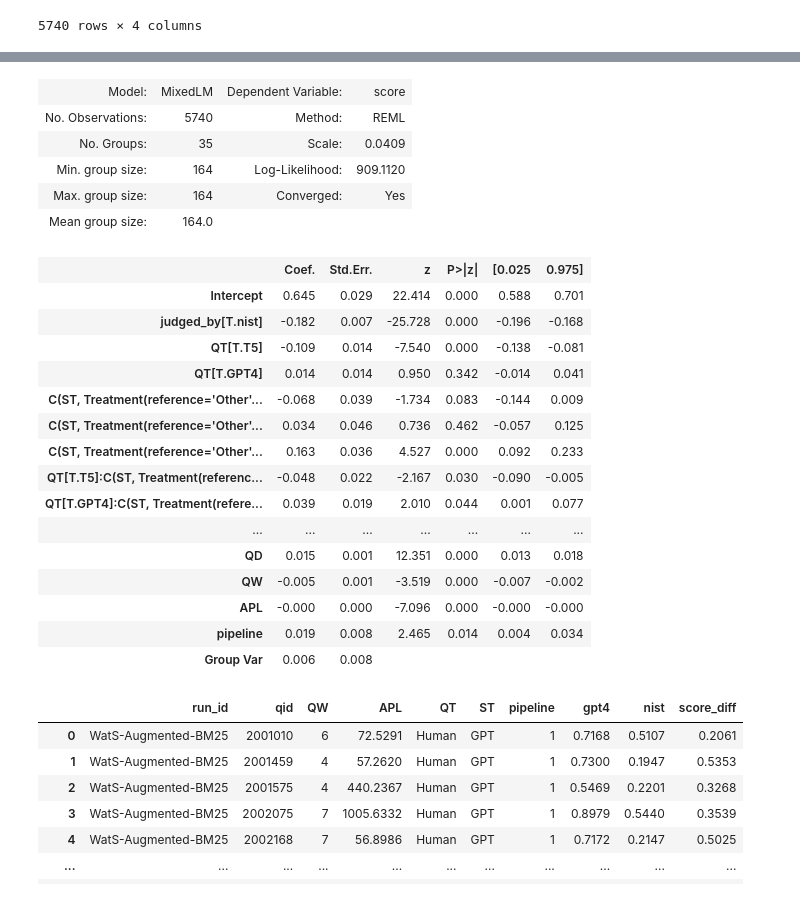
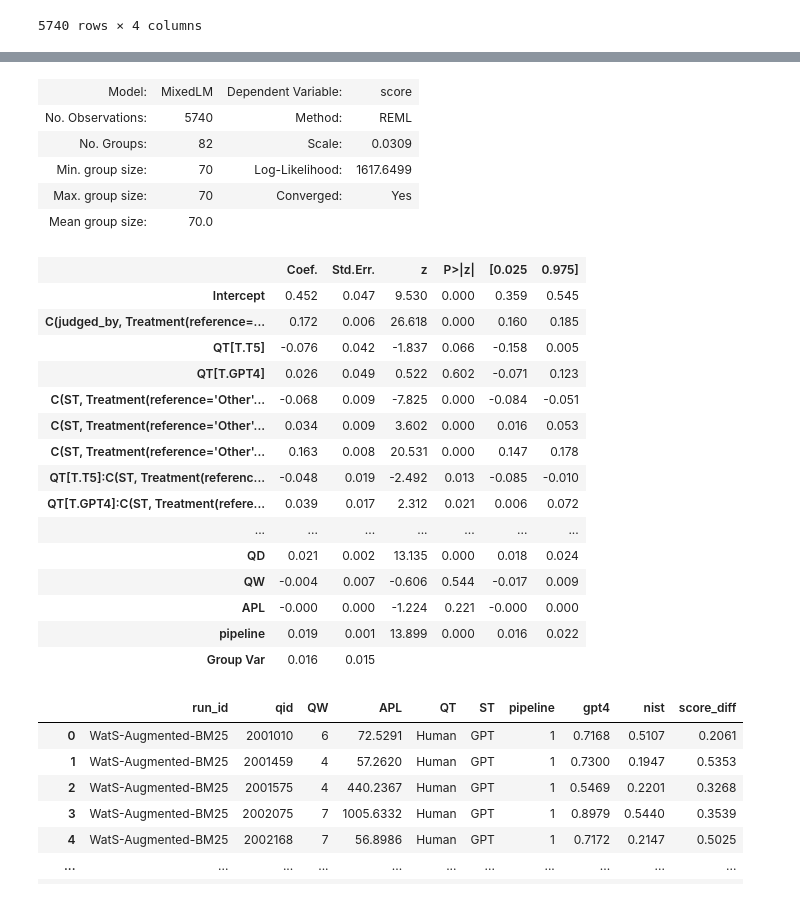
Before and after one commit to rahmanidashti/BiasSyntheticData, a Jupyter notebook: 1-mixed-effect-analysis.ipynb, the cells around one changed output, grey strips where cells are left out. Saved outputs shown, nothing was run; the diff lists cells and outputs as text; code cells hidden in the pictures.

```diff
--- a/1-mixed-effect-analysis.ipynb
+++ b/1-mixed-effect-analysis.ipynb
@@ -87,33 +87,33 @@ data
 5740 rows × 10 columns
 # %%
-mixed_model = "score ~ judged_by + QD + QW + APL + QT + C(ST, Treatment(reference='Other')) + QT * C(ST, Treatment(reference='Other')) + judged_by * QT + pipeline"
+mixed_model = "score ~ QD + QW + APL + pipeline + C(judged_by, Treatment(reference='nist')) +  QT + C(ST, Treatment(reference='Other')) + QT * C(ST, Treatment(reference='Other')) + QT * C(judged_by, Treatment(reference='nist'))  "
 # %%
-model = sm.MixedLM.from_formula(mixed_model, data, groups=data["run_id"])
+model = sm.MixedLM.from_formula(mixed_model, data, groups=data["qid"])
 result = model.fit()
 result.summary()
 # %% [output]
 | Model: | MixedLM | Dependent Variable: | score |
 | No. Observations: | 5740 | Method: | REML |
-| No. Groups: | 35 | Scale: | 0.0409 |
-| Min. group size: | 164 | Log-Likelihood: | 909.1120 |
-| Max. group size: | 164 | Converged: | Yes |
-| Mean group size: | 164.0 |  |  |
+| No. Groups: | 82 | Scale: | 0.0309 |
+| Min. group size: | 70 | Log-Likelihood: | 1617.6499 |
+| Max. group size: | 70 | Converged: | Yes |
+| Mean group size: | 70.0 |  |  |
 |  | Coef. | Std.Err. | z | P>|z| | [0.025 | 0.975] |
-| Intercept | 0.645 | 0.029 | 22.414 | 0.000 | 0.588 | 0.701 |
-| judged_by[T.nist] | -0.182 | 0.007 | -25.728 | 0.000 | -0.196 | -0.168 |
-| QT[T.T5] | -0.109 | 0.014 | -7.540 | 0.000 | -0.138 | -0.081 |
-| QT[T.GPT4] | 0.014 | 0.014 | 0.950 | 0.342 | -0.014 | 0.041 |
-| C(ST, Treatment(reference='Other'... | -0.068 | 0.039 | -1.734 | 0.083 | -0.144 | 0.009 |
-| C(ST, Treatment(reference='Other'... | 0.034 | 0.046 | 0.736 | 0.462 | -0.057 | 0.125 |
-| C(ST, Treatment(reference='Other'... | 0.163 | 0.036 | 4.527 | 0.000 | 0.092 | 0.233 |
-| QT[T.T5]:C(ST, Treatment(referenc... | -0.048 | 0.022 | -2.167 | 0.030 | -0.090 | -0.005 |
-| QT[T.GPT4]:C(ST, Treatment(refere... | 0.039 | 0.019 | 2.010 | 0.044 | 0.001 | 0.077 |
+| Intercept | 0.452 | 0.047 | 9.530 | 0.000 | 0.359 | 0.545 |
+| C(judged_by, Treatment(reference=... | 0.172 | 0.006 | 26.618 | 0.000 | 0.160 | 0.185 |
+| QT[T.T5] | -0.076 | 0.042 | -1.837 | 0.066 | -0.158 | 0.005 |
+| QT[T.GPT4] | 0.026 | 0.049 | 0.522 | 0.602 | -0.071 | 0.123 |
+| C(ST, Treatment(reference='Other'... | -0.068 | 0.009 | -7.825 | 0.000 | -0.084 | -0.051 |
+| C(ST, Treatment(reference='Other'... | 0.034 | 0.009 | 3.602 | 0.000 | 0.016 | 0.053 |
+| C(ST, Treatment(reference='Other'... | 0.163 | 0.008 | 20.531 | 0.000 | 0.147 | 0.178 |
+| QT[T.T5]:C(ST, Treatment(referenc... | -0.048 | 0.019 | -2.492 | 0.013 | -0.085 | -0.010 |
+| QT[T.GPT4]:C(ST, Treatment(refere... | 0.039 | 0.017 | 2.312 | 0.021 | 0.006 | 0.072 |
 | ... | ... | ... | ... | ... | ... | ... |
-| QD | 0.015 | 0.001 | 12.351 | 0.000 | 0.013 | 0.018 |
-| QW | -0.005 | 0.001 | -3.519 | 0.000 | -0.007 | -0.002 |
-| APL | -0.000 | 0.000 | -7.096 | 0.000 | -0.000 | -0.000 |
-| pipeline | 0.019 | 0.008 | 2.465 | 0.014 | 0.004 | 0.034 |
-| Group Var | 0.006 | 0.008 |  |  |  |  |
+| QD | 0.021 | 0.002 | 13.135 | 0.000 | 0.018 | 0.024 |
+| QW | -0.004 | 0.007 | -0.606 | 0.544 | -0.017 | 0.009 |
+| APL | -0.000 | 0.000 | -1.224 | 0.221 | -0.000 | 0.000 |
+| pipeline | 0.019 | 0.001 | 13.899 | 0.000 | 0.016 | 0.022 |
+| Group Var | 0.016 | 0.015 |  |  |  |  |
 # %%
 data2 = data.drop(['QD'], axis=1)
 # %%
```
Also changed, not shown: parts of 3 cells of this notebook, 1 other file.
